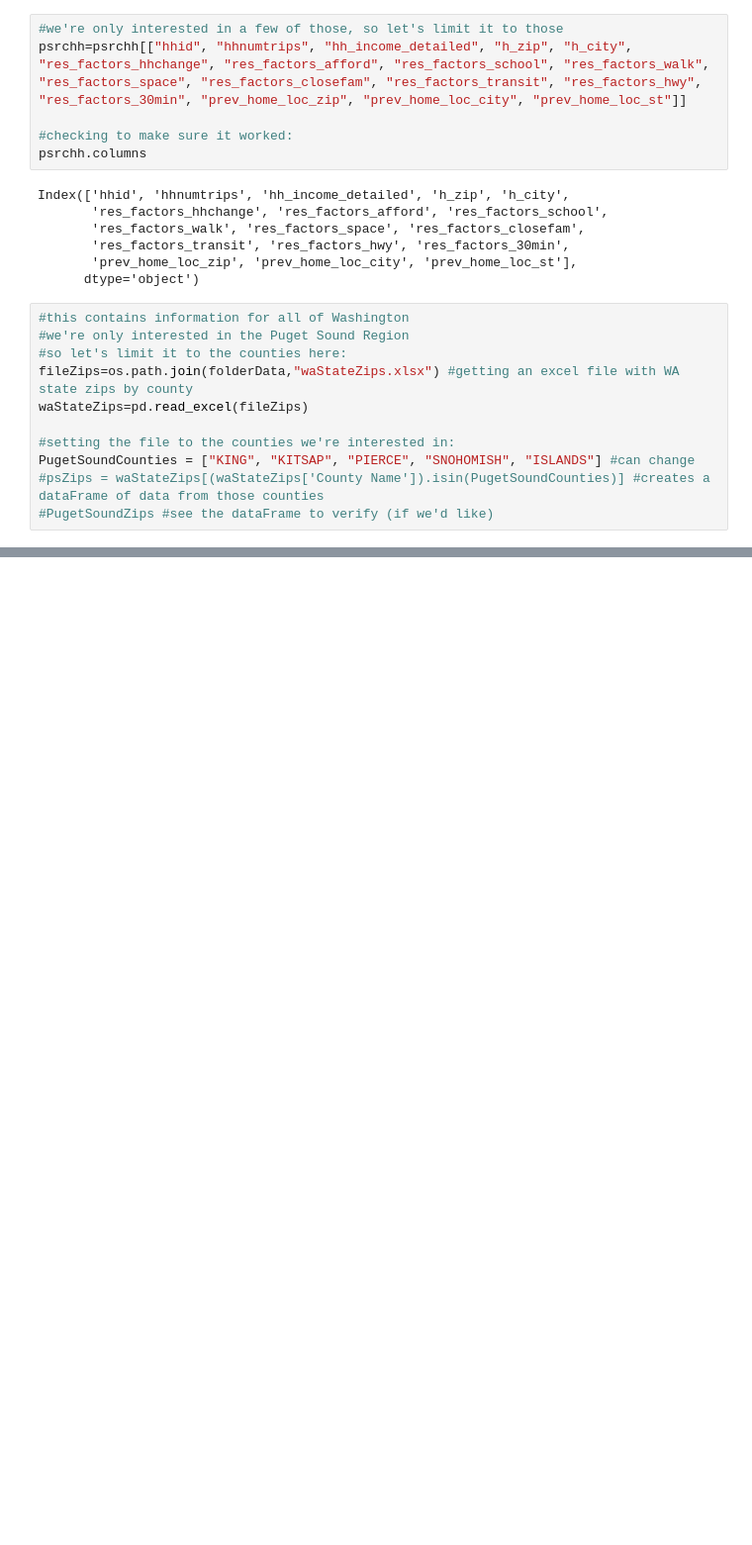
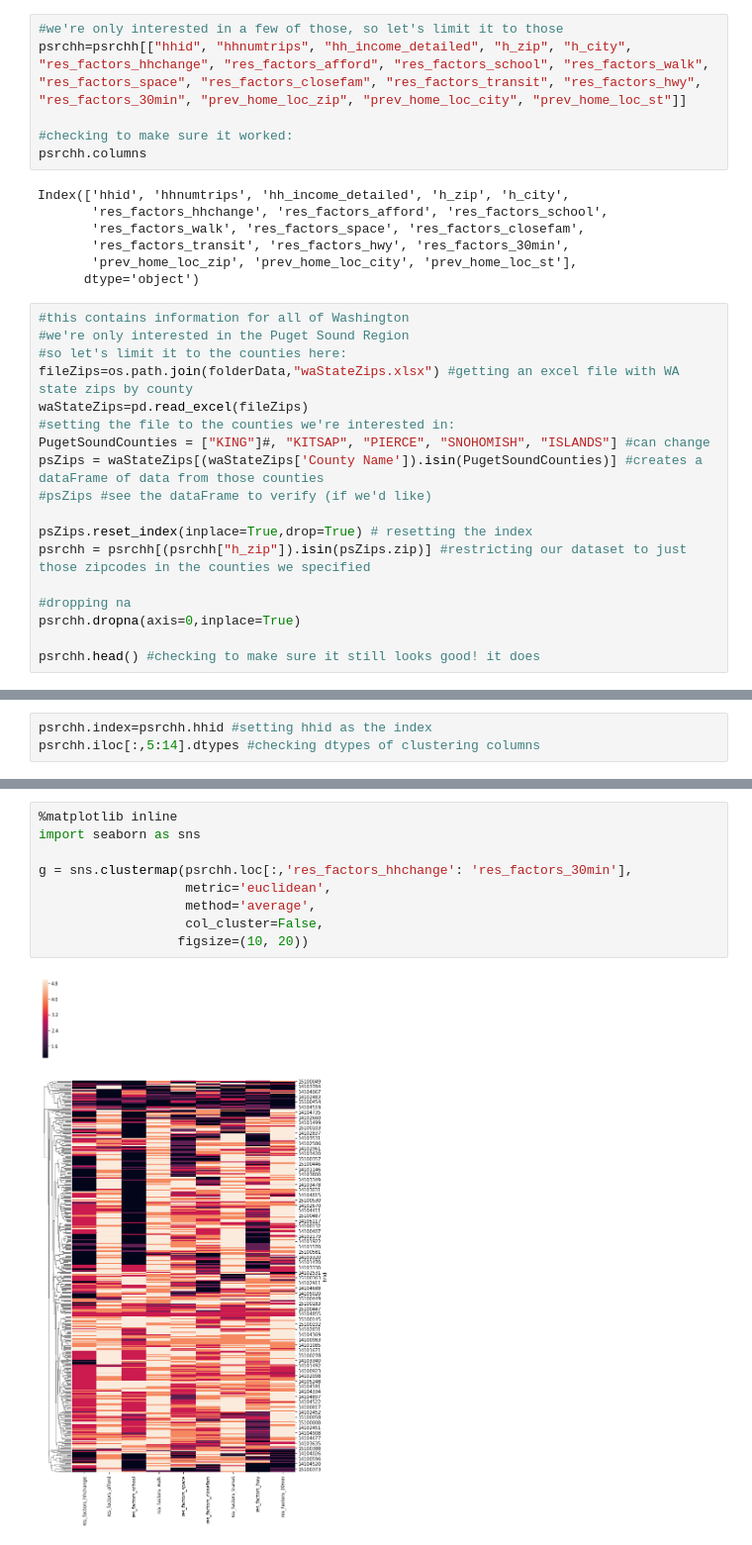
Before and after one commit to geeoffgoond/PROJECT, a Jupyter notebook: project.ipynb, the cells around one changed output, grey strips where cells are left out. Shown at 99% size. Cells and saved outputs as stored; diff of their text form; blank space fills up the shorter version.

```diff
--- a/project.ipynb
+++ b/project.ipynb
@@ -54,8 +54,15 @@ Index(['hhid', 'hhnumtrips', 'hh_income_detailed', 'h_zip', 'h_city',
 #so let's limit it to the counties here:
 fileZips=os.path.join(folderData,"waStateZips.xlsx") #getting an excel file with WA state zips by county
 waStateZips=pd.read_excel(fileZips)
+#setting the file to the counties we're interested in:
+PugetSoundCounties = ["KING"]#, "KITSAP", "PIERCE", "SNOHOMISH", "ISLANDS"] #can change
+psZips = waStateZips[(waStateZips['County Name']).isin(PugetSoundCounties)] #creates a dataFrame of data from those counties
+#psZips #see the dataFrame to verify (if we'd like)
 
-#setting the file to the counties we're interested in:
-PugetSoundCounties = ["KING", "KITSAP", "PIERCE", "SNOHOMISH", "ISLANDS"] #can change
-#psZips = waStateZips[(waStateZips['County Name']).isin(PugetSoundCounties)] #creates a dataFrame of data from those counties
-#PugetSoundZips #see the dataFrame to verify (if we'd like)
+psZips.reset_index(inplace=True,drop=True) # resetting the index
+psrchh = psrchh[(psrchh["h_zip"]).isin(psZips.zip)] #restricting our dataset to just those zipcodes in the counties we specified
+
+#dropping na
+psrchh.dropna(axis=0,inplace=True)
+
+psrchh.head() #checking to make sure it still looks good! it does
@@ -63,0 +197,3 @@ HTTPError: HTTP Error 404: Not Found
+# %%
+psrchh.index=psrchh.hhid #setting hhid as the index
+psrchh.iloc[:,5:14].dtypes #checking dtypes of clustering columns
@@ -63,0 +226,11 @@ HTTPError: HTTP Error 404: Not Found
+# %%
+%matplotlib inline
+import seaborn as sns
+
+g = sns.clustermap(psrchh.loc[:,'res_factors_hhchange': 'res_factors_30min'],
+                   metric='euclidean',
+                   method='average',
+                   col_cluster=False,
+                  figsize=(10, 20))
+# %% [output]
+[figure, added]
```
Also changed, not shown: parts of 37 cells of this notebook.
